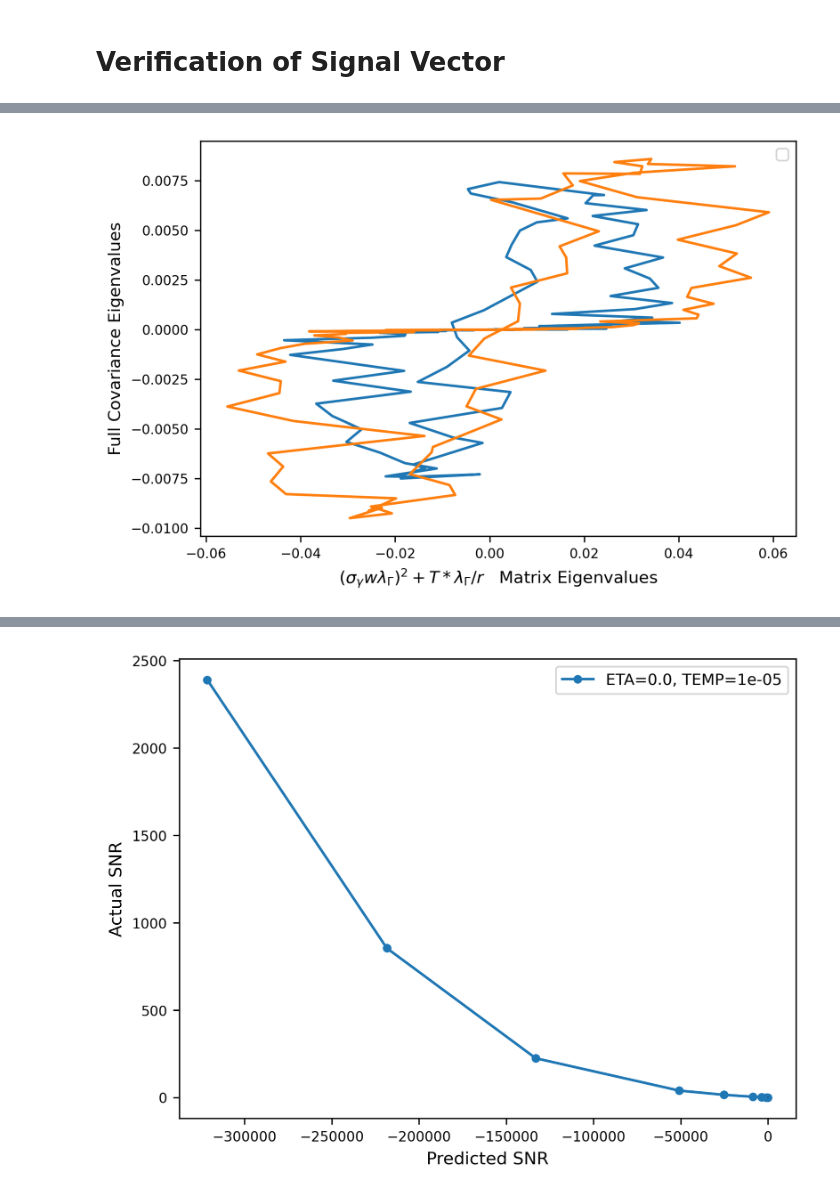
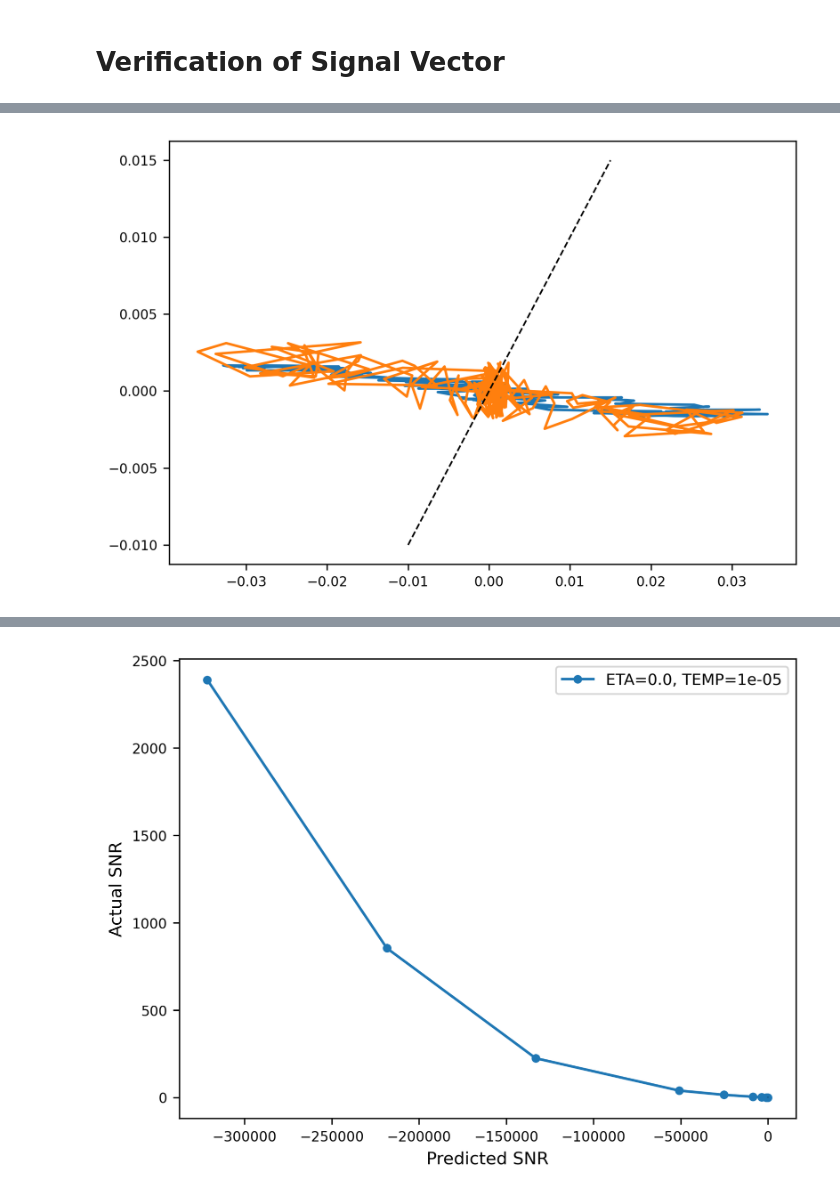
Before and after one commit to scastedo/continuous_attractor_project, a Jupyter notebook: data_analysis_new.ipynb, the cells around one changed output, grey strips where cells are left out. Saved outputs shown, nothing was run; the diff lists cells and outputs as text; code cells hidden in the pictures.

```diff
--- a/data_analysis_new.ipynb
+++ b/data_analysis_new.ipynb
@@ -6,8 +6,11 @@ import math
 import numpy as np
 from matplotlib import pyplot as plt
 from scipy.stats import norm
+# RUNS_DIR = Path("/data/scastedo/runs_feb_10_failure_2")
 
-RUNS_DIR = Path("/data/scastedo/runs_jan30_huge_modes")
+# RUNS_DIR = Path("/data/scastedo/runs_feb_9_mitig_3")
+# RUNS_DIR = Path("/data/scastedo/runs_feb_5_fast_2")
+RUNS_DIR = Path("/data/scastedo/A little Older/runs_feb_equilibrium_2")
 
 def build_state_tensors(
     runs_dir: Path = RUNS_DIR,
@@ -577,0 +611,13 @@ fig.tight_layout()
+# %%
+# signal correlation
+for ETA in ETA_VALUES:
+    for TEMP in TEMP_VALUES:
+        for SIG_THETA in SIG_THETA_VALUES:
+            state_fr = tensors[0.64,1.27,TEMP,ETA,SIG_THETA]
+            neurons, generations, trials, idirs = state_fr.shape
+            angle =  np.flatnonzero(np.isclose(IDIR_VALUES, 0.5))[0]
+            other_angle = np.flatnonzero(np.isclose(IDIR_VALUES, 0))[0]
+            mean_response_angle = state_fr[:, :, :, angle].mean(axis=1)  # neurons x trials
+            mean_response_other = state_fr[:, :, :, other_angle].mean(axis=1)  # neurons x trials
+            signal_correlation = np.corrcoef(mean_response_angle.flatten(), mean_response_other.flatten())[0, 1]
+            print(f"ETA={ETA}, TEMP={TEMP}, SIG_THETA={SIG_THETA}, Signal Correlation: {signal_correlation:.4f}")
@@ -738,6 +1281,10 @@ plt.show()
 # %% [markdown]
 # Verification of Signal Vector
 # %%
+
+def proj_zero_sum(v):
+    return v - v.mean()
+ETA = ETA_VALUES[1]
 fig, ax = plt.subplots(figsize=(6, 4))
 for AMPAR in AMPAR_VALUES:
     if AMPAR == 1.0:
@@ -747,37 +1294,59 @@ for AMPAR in AMPAR_VALUES:
     for TEMP in TEMP_VALUES[::-1]:
         for THETA in SIG_THETA_VALUES[::-1]:
             idir1 = 0
+            neurons = tensors[AMPAR, RIN, TEMP, ETA,THETA].shape[0]
             state1 = tensors[AMPAR, RIN, TEMP, ETA,THETA][:,:,:,idir1].reshape((neurons, -1))
             mu1 = tensors[AMPAR, RIN, TEMP, ETA,THETA][:,:,:,idir1].mean(axis=(1,2))
 
-            linear_response = calculate_R_fast(state1, neurons, TEMP, AMPAR, RIN)
+            linear_response = calculate_R_fast_conserved(state1, neurons, TEMP, AMPAR, RIN)
             idir2= 1
-        # for idir2 in range(len(IDIR_VALUES)):
+            # for idir2 in range(len(IDIR_VALUES)):
             if idir1 == idir2:
                 continue
             mu2 = tensors[AMPAR, RIN, TEMP, ETA,THETA][:,:,:,idir2].mean(axis=(1,2))
             delta_mu = mu1 - mu2
+            delta_mu = delta_mu - delta_mu.mean()
+            delta_x = get_bump(IDIR_VALUES[idir1], neurons,I_SIGMA_VALUES[0], I_STR_VALUES[0]) - get_bump(IDIR_VALUES[idir2], neurons, I_SIGMA_VALUES[0], I_STR_VALUES[0])
+            delta_x = delta_x
+            delta_mu_estimate = AMPAR*linear_response @ delta_x
+            delta_mu_estimate = delta_mu_estimate-delta_mu_estimate.mean()
+            print(delta_mu_estimate.sum(), delta_mu.sum())
+            plt.plot(delta_mu, delta_mu_estimate)# label=f'gamma={THETA}, Temp={TEMP}, Ampar={AMPAR}, Rin={RIN}, idir2={IDIR_VALUES[idir2]}')
+            #Compare Norms
+            print('AMPAR:', AMPAR, 'RIN:', RIN, 'TEMP:', TEMP, 'THETA:', THETA, 'idir2:', IDIR_VALUES[idir2])
+            print(f'Norm delta mu: {np.linalg.norm(delta_mu)}, Norm delta mu estimate: {np.linalg.norm(delta_mu_estimate)}')
 
-            delta_x = get_bump(IDIR_VALUES[idir1], neurons, SIG_THETA, 1.0) - get_bump(IDIR_VALUES[idir2], neurons, SIG_THETA, 1.0)
-            delta_mu_estimate = AMPAR*linear_response @ delta_x
-            plt.plot(delta_mu, delta_mu_estimate)# label=f'gamma={THETA}, Temp={TEMP}, Ampar={AMPAR}, Rin={RIN}, idir2={IDIR_VALUES[idir2]}')
-            # state_one_angle = tensors[AMPAR, RIN, TEMP, ETA,THETA][:,:,:,0]
-            # Neurons, Generations, Trials = state_one_angle.shape
-            # state_one_angle = state_one_angle.reshape((Neurons, -1))
+            y = proj_zero_sum(delta_mu)          # observed
+            x = proj_zero_sum(delta_mu_estimate)      # predicted direction
 
-            # covariance_full = np.cov(state_one_angle)
-            # eigenvalues_full, eigenvectors_full = np.linalg.eigh(covariance_full)
+            a = (y @ x) / (x @ x)                # best-fit gain
+            res = y - a * x
 
-            # # Define R matrix which is D(1-DJ)^-1 where D matrix is \partial(\sigma(h))/\partial h
-            # Mean_R_matrix = calculate_R_fast(state_one_angle, Neurons, TEMP, AMPAR, RIN)
-            # eigenvalues_r, eigenvectors_r = np.linalg.eigh(Mean_R_matrix)
-            # pred_full =  eigenvalues_r/RIN #+ (THETA*AMPAR*eigenvalues_r)**2
-            # ax.plot(pred_full,eigenvalues_full, 'o', markersize=2, label=f'gamma={THETA}, Temp={TEMP}, Ampar={AMPAR}, Rin={RIN}')
+            r2 = 1 - (res @ res) / (y @ y)
+            cos = (y @ x) / (np.linalg.norm(y) * np.linalg.norm(x))
 
-# ax.plot([0, 0.3], [0, 0.3], 'k--', lw=1)
+                # print("best slope a =", a)
+                # print("R^2 =", r2)
+                # print("cosine similarity =", cos)
+
+
+                # state_one_angle = tensors[AMPAR, RIN, TEMP, ETA,THETA][:,:,:,0]
+                # Neurons, Generations, Trials = state_one_angle.shape
+                # state_one_angle = state_one_angle.reshape((Neurons, -1))
+
+                # covariance_full = np.cov(state_one_angle)
+                # eigenvalues_full, eigenvectors_full = np.linalg.eigh(covariance_full)
+
+                # # Define R matrix which is D(1-DJ)^-1 where D matrix is \partial(\sigma(h))/\partial h
+                # Mean_R_matrix = calculate_R_fast(state_one_angle, Neurons, TEMP, AMPAR, RIN)
+                # eigenvalues_r, eigenvectors_r = np.linalg.eigh(Mean_R_matrix)
+                # pred_full =  eigenvalues_r/RIN #+ (THETA*AMPAR*eigenvalues_r)**2
+                # ax.plot(pred_full,eigenvalues_full, 'o', markersize=2, label=f'gamma={THETA}, Temp={TEMP}, Ampar={AMPAR}, Rin={RIN}')
+
+ax.plot([-.01, 0.015], [-.01, 0.015], 'k--', lw=1)
 # plt.xlim(0,0.5)
 # plt.ylim(0,0.3)
-plt.legend()
+# plt.legend()
 fig.tight_layout()
 plt.show()
 # %% [output]
@@ -785 +1359 @@ No artists with labels found to put in legend.  Note that artists whose label st
-[figure, old version]
+[figure, new version]
```
Also changed, not shown: parts of 24 cells of this notebook, 6 other files.
